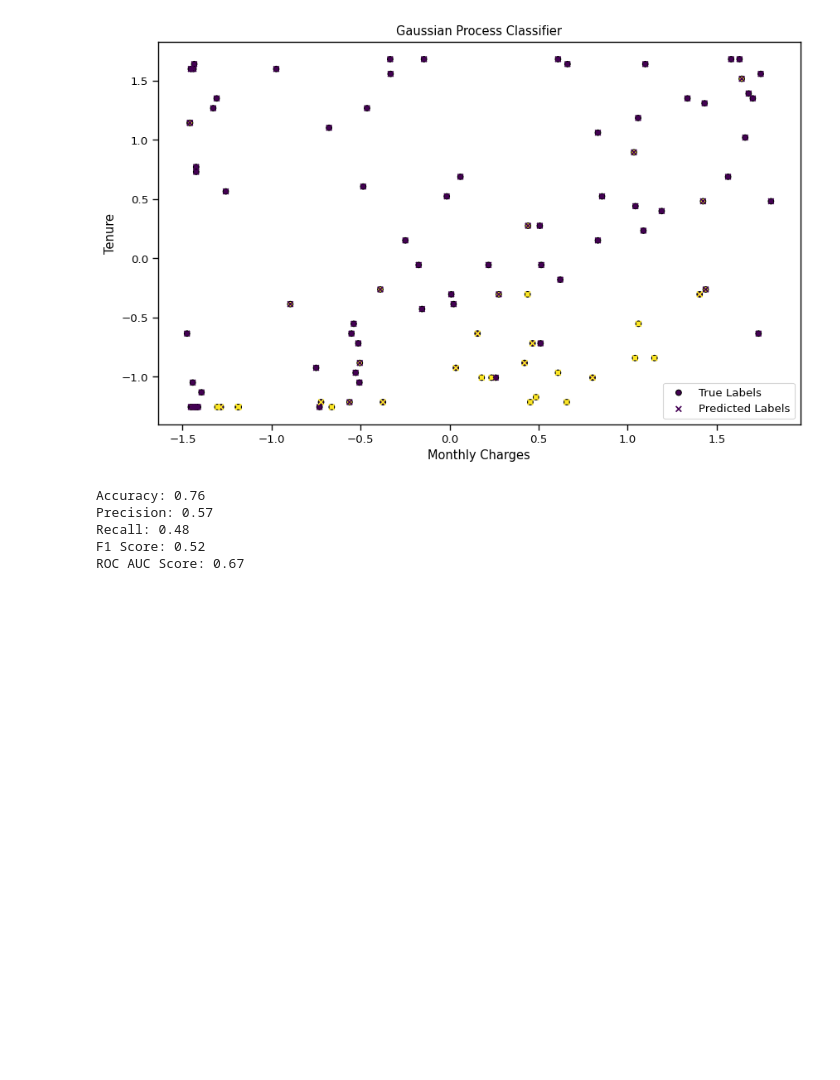
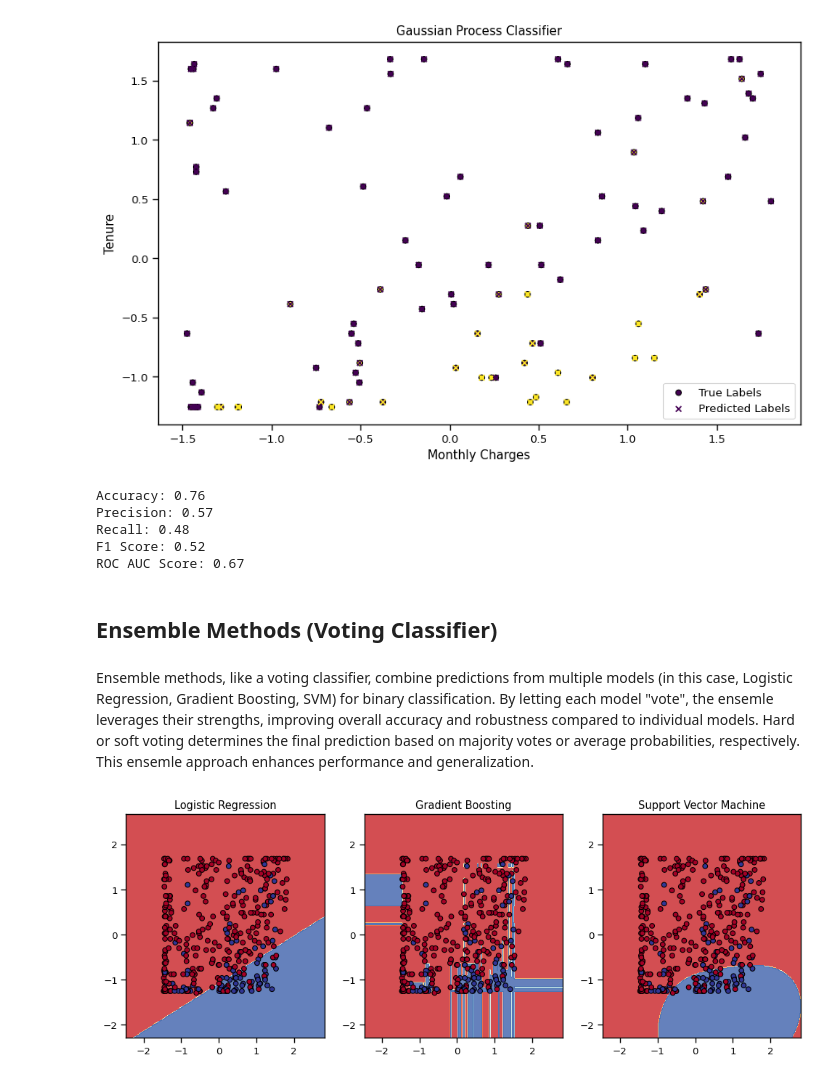
Before and after one commit to Shrestha-Dipesh/ML-Final-Project, a Jupyter notebook: ML_Final_Project.ipynb, the cells around one changed output. Drawn from its saved outputs; the diff is of its cells as text; code cells hidden in the pictures; blank space fills up the shorter version.

Commit message:
Ensemble Methods

```diff
--- a/ML_Final_Project.ipynb
+++ b/ML_Final_Project.ipynb
@@ -1278,3 +1280,58 @@ Precision: 0.57
 Recall: 0.48
 F1 Score: 0.52
 ROC AUC Score: 0.67
+# %% [markdown]
+## Ensemble Methods (Voting Classifier)
+# %% [markdown]
+Ensemble methods, like a voting classifier, combine predictions from multiple models (in this case, Logistic Regression, Gradient Boosting, SVM) for binary classification. By letting each model "vote", the ensemle leverages their strengths, improving overall accuracy and robustness compared to individual models. Hard or soft voting determines the final prediction based on majority votes or average probabilities, respectively. This ensemle approach enhances performance and generalization.
+# %%
+# Create individual classifiers
+logreg = LogisticRegression(random_state=42)
+gradient_boosting = GradientBoostingClassifier(random_state=42)
+svm = make_pipeline(StandardScaler(), SVC(random_state=42, probability=True))  # We use probability=True for voting classifier
+
+# Fit the individual classifiers
+logreg.fit(data_x_train[:, :2], data_y_train)
+gradient_boosting.fit(data_x_train[:, :2], data_y_train)
+svm.fit(data_x_train[:, :2], data_y_train)
+
+# Create a voting classifier
+voting_clf = VotingClassifier(estimators=[('lr', logreg), ('gb', gradient_boosting), ('svm', svm)], voting='soft')
+
+# Fit the ensemble model
+voting_clf.fit(data_x_train, data_y_train)
+
+# Plot decision boundaries for Logistic Regression and Decision Tree classifiers
+plt.figure(figsize=(12, 4))
+
+# Plot decision boundary for Logistic Regression
+plt.subplot(1, 3, 1)
+h = .02  # step size in the mesh
+x_min, x_max = data_x_train[:, 0].min() - 1, data_x_train[:, 0].max() + 1
+y_min, y_max = data_x_train[:, 1].min() - 1, data_x_train[:, 1].max() + 1
+xx, yy = np.meshgrid(np.arange(x_min, x_max, h), np.arange(y_min, y_max, h))
+Z = logreg.predict(np.c_[xx.ravel(), yy.ravel()])
+Z = Z.reshape(xx.shape)
+plt.contourf(xx, yy, Z, cmap=plt.cm.RdYlBu, alpha=0.8)
+plt.scatter(data_x_train[:, 0], data_x_train[:, 1], c=data_y_train, edgecolors='k', cmap=plt.cm.RdYlBu)
+plt.title('Logistic Regression')
+
+# Plot decision boundary for Gradient Boosting
+plt.subplot(1, 3, 2)
+Z = gradient_boosting.predict(np.c_[xx.ravel(), yy.ravel()])
+Z = Z.reshape(xx.shape)
+plt.contourf(xx, yy, Z, cmap=plt.cm.RdYlBu, alpha=0.8)
+plt.scatter(data_x_train[:, 0], data_x_train[:, 1], c=data_y_train, edgecolors='k', cmap=plt.cm.RdYlBu)
+plt.title('Gradient Boosting')
+
+# Plot decision boundary for SVM
+plt.subplot(1, 3, 3)
+Z = svm.predict(np.c_[xx.ravel(), yy.ravel()])
+Z = Z.reshape(xx.shape)
+plt.contourf(xx, yy, Z, cmap=plt.cm.RdYlBu, alpha=0.8)
+plt.scatter(data_x_train[:, 0], data_x_train[:, 1], c=data_y_train, edgecolors='k', cmap=plt.cm.RdYlBu)
+plt.title('Support Vector Machine')
+
+plt.show()
+# %% [output]
+[figure, added]
```
Also changed, not shown: parts of 8 cells of this notebook.
